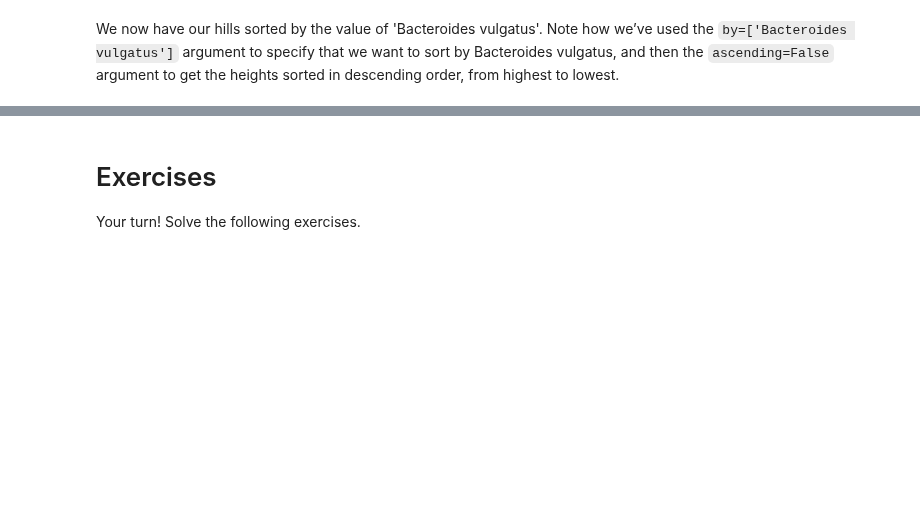
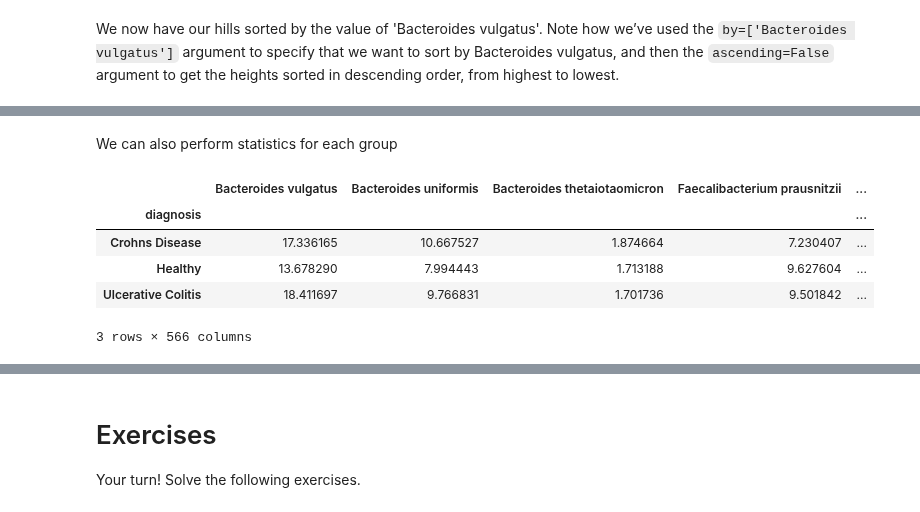
Before and after one commit to hector-ahg/predictive-microbiology-course, a Jupyter notebook: notebooks/02_python_data_analysis_with_pandas_and_matplotlib.ipynb, the cells around one changed output, grey strips where cells are left out. Drawn from its saved outputs; the diff is of its cells as text; code cells hidden in the pictures; blank space fills up the shorter version.

```diff
--- a/notebooks/02_python_data_analysis_with_pandas_and_matplotlib.ipynb
+++ b/notebooks/02_python_data_analysis_with_pandas_and_matplotlib.ipynb
@@ -462,3 +488,14 @@ sorted_df.head(5)
 5 rows × 571 columns
 # %% [markdown]
 We now have our hills sorted by the value of 'Bacteroides vulgatus'. Note how we’ve used the `by=['Bacteroides vulgatus']` argument to specify that we want to sort by Bacteroides vulgatus, and then the `ascending=False` argument to get the heights sorted in descending order, from highest to lowest.
+# %%
+# you may want to remove columns
+
+df_without_week_num = df.copy() # we first copy the df since this will modify the original df loaded in memory
+df_without_week_num = df_without_week_num.drop(columns=['week_num', 'fecalcal'])
+df_cols = df_without_week_num.columns
+
+if 'week_num' and 'fecalcal' in df_cols:
+    print("The 'week_num' and 'fecalcal' columns are still in the DataFrame.")
+else:
+    print("The 'week_num' and 'fecalcal' columns have been removed.")
@@ -464,0 +519,14 @@ We now have our hills sorted by the value of 'Bacteroides vulgatus'. Note how we
+# %% [markdown]
+We can also perform statistics for each group
+# %%
+# group df by certain charateristic and perfomr a statistical function
+
+grouped_means = df_without_week_num.groupby('diagnosis').mean(numeric_only=True)
+grouped_means
+# %% [output]
+|  | Bacteroides vulgatus | Bacteroides uniformis | Bacteroides thetaiotaomicron | Faecalibacterium prausnitzii | ... |
+| diagnosis |  |  |  |  | ... |
+| Crohns Disease | 17.336165 | 10.667527 | 1.874664 | 7.230407 | ... |
+| Healthy | 13.678290 | 7.994443 | 1.713188 | 9.627604 | ... |
+| Ulcerative Colitis | 18.411697 | 9.766831 | 1.701736 | 9.501842 | ... |
+3 rows × 566 columns
```
Also changed, not shown: parts of 18 cells of this notebook.
